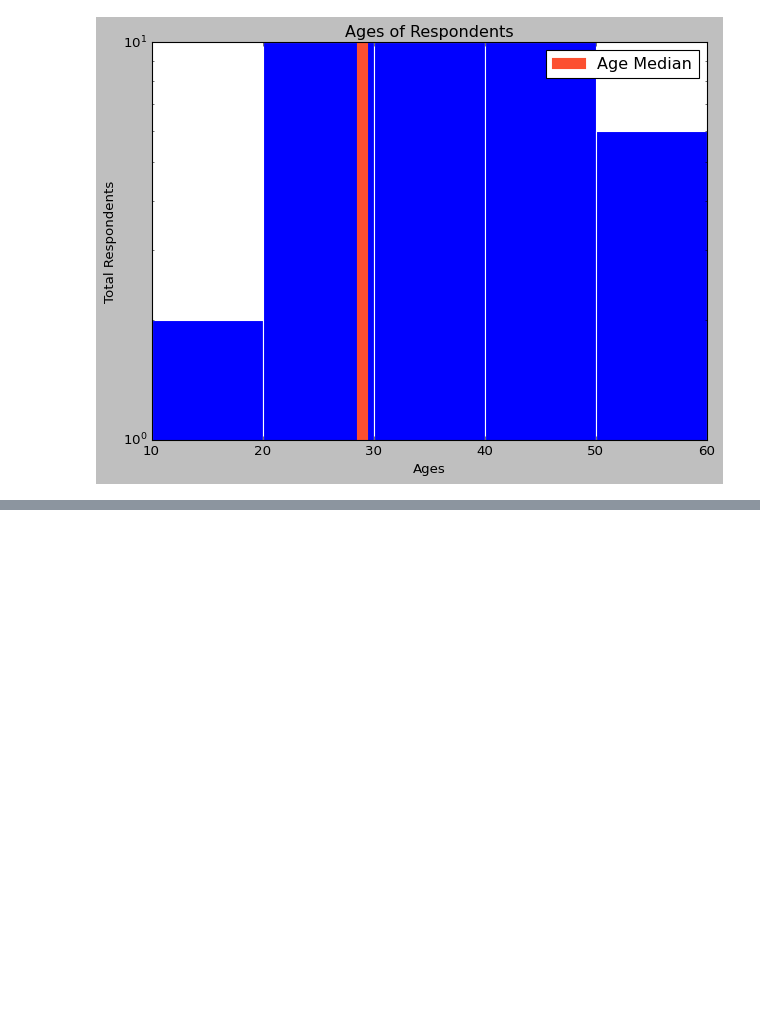
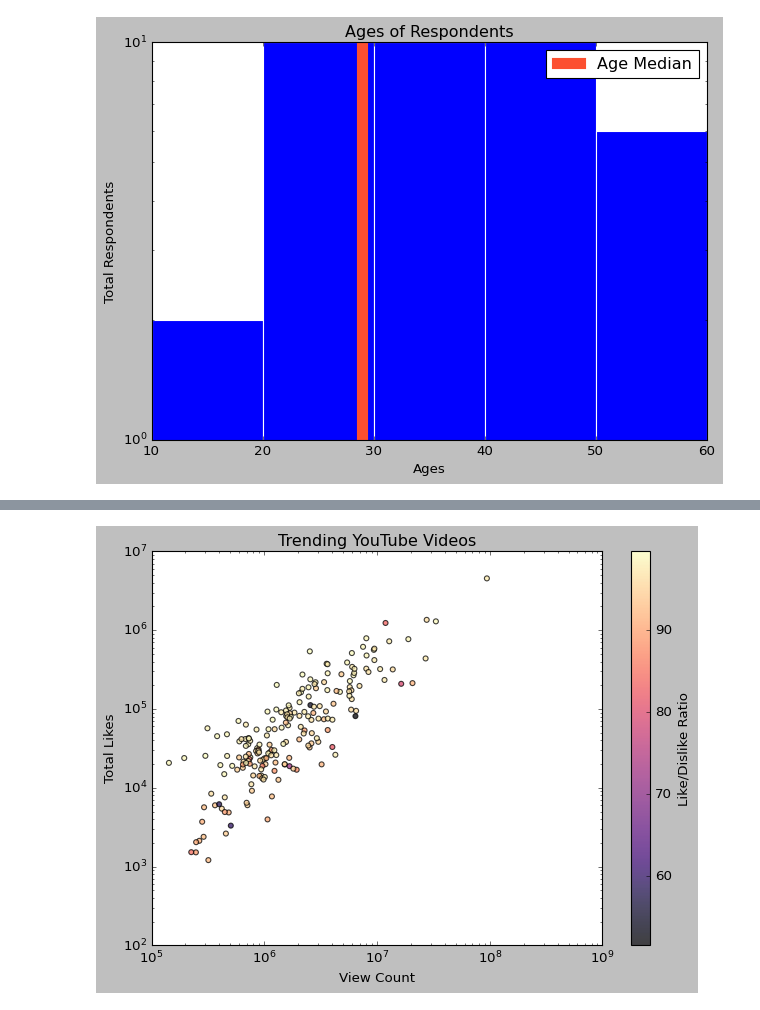
Before and after one commit to YugSavla/DJS_COMPUTE, a Jupyter notebook: Task_1/Ploting.ipynb, the cells around one changed output, grey strips where cells are left out. Saved outputs shown, nothing was run; the diff lists cells and outputs as text; code cells hidden in the pictures; blank space fills up the shorter version.

```diff
--- a/Task_1/Ploting.ipynb
+++ b/Task_1/Ploting.ipynb
@@ -204,0 +224,24 @@ plt.show()
+# %%
+data=pd.read_csv(r"C:\YUG SAVLA\Coding\DJS_COMPUTE\Task_1\2019-05-31-data.csv")
+data
+views=data['view_count']
+likes=data['likes']
+ratio = data['ratio']
+
+sc=plt.scatter(views, likes, c=ratio, cmap='magma',
+            edgecolor='black', linewidth=1, alpha=0.75)
+
+cbar = plt.colorbar(sc)
+cbar.set_label('Like/Dislike Ratio')
+
+plt.xscale('log')
+plt.yscale('log')
+
+plt.title('Trending YouTube Videos')
+plt.xlabel('View Count')
+plt.ylabel('Total Likes')
+
+plt.tight_layout()
+plt.show()
+# %% [output]
+[figure, added]
```
Also changed, not shown: parts of 4 cells of this notebook, 2 other files.
